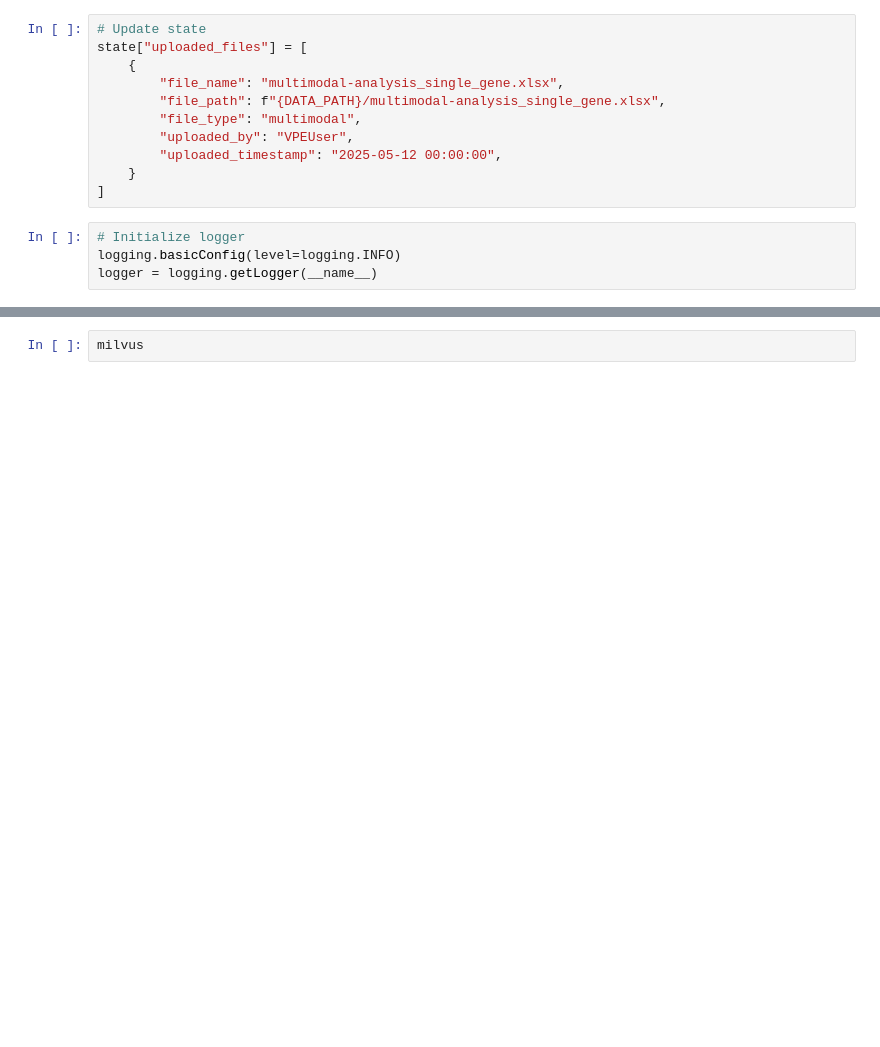
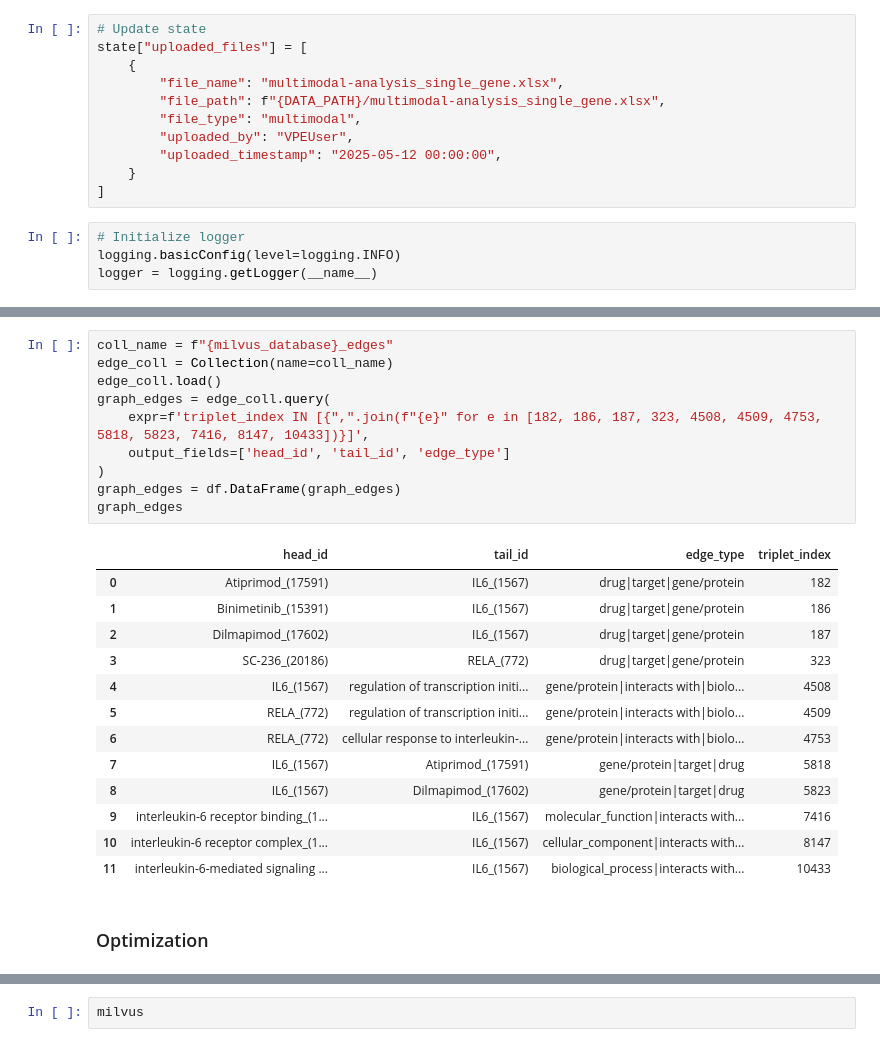
Before and after one commit to VirtualPatientEngine/AIAgents4Pharma, a Jupyter notebook: docs/notebooks/talk2knowledgegraphs/check_milvus_migration.ipynb, the cells around one changed output, grey strips where cells are left out. Cells and saved outputs as stored; diff of their text form; blank space fills up the shorter version.

```diff
--- a/docs/notebooks/talk2knowledgegraphs/check_milvus_migration.ipynb
+++ b/docs/notebooks/talk2knowledgegraphs/check_milvus_migration.ipynb
@@ -185,0 +584,26 @@ utility.list_collections()
+# %%
+coll_name = f"{milvus_database}_edges"
+edge_coll = Collection(name=coll_name)
+edge_coll.load()
+graph_edges = edge_coll.query(
+    expr=f'triplet_index IN [{",".join(f"{e}" for e in [182, 186, 187, 323, 4508, 4509, 4753, 5818, 5823, 7416, 8147, 10433])}]',
+    output_fields=['head_id', 'tail_id', 'edge_type']
+)
+graph_edges = df.DataFrame(graph_edges)
+graph_edges
+# %% [output]
+|  | head_id | tail_id | edge_type | triplet_index |
+| 0 | Atiprimod_(17591) | IL6_(1567) | drug|target|gene/protein | 182 |
+| 1 | Binimetinib_(15391) | IL6_(1567) | drug|target|gene/protein | 186 |
+| 2 | Dilmapimod_(17602) | IL6_(1567) | drug|target|gene/protein | 187 |
+| 3 | SC-236_(20186) | RELA_(772) | drug|target|gene/protein | 323 |
+| 4 | IL6_(1567) | regulation of transcription initi... | gene/protein|interacts with|biolo... | 4508 |
+| 5 | RELA_(772) | regulation of transcription initi... | gene/protein|interacts with|biolo... | 4509 |
+| 6 | RELA_(772) | cellular response to interleukin-... | gene/protein|interacts with|biolo... | 4753 |
+| 7 | IL6_(1567) | Atiprimod_(17591) | gene/protein|target|drug | 5818 |
+| 8 | IL6_(1567) | Dilmapimod_(17602) | gene/protein|target|drug | 5823 |
+| 9 | interleukin-6 receptor binding_(1... | IL6_(1567) | molecular_function|interacts with... | 7416 |
+| 10 | interleukin-6 receptor complex_(1... | IL6_(1567) | cellular_component|interacts with... | 8147 |
+| 11 | interleukin-6-mediated signaling ... | IL6_(1567) | biological_process|interacts with... | 10433 |
+# %% [markdown]
+### Optimization
```
Also changed, not shown: parts of 95 cells of this notebook, 6 other files.
